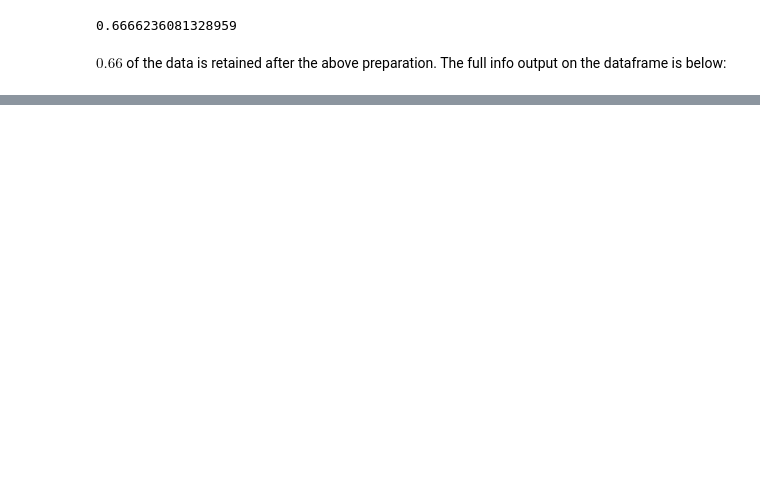
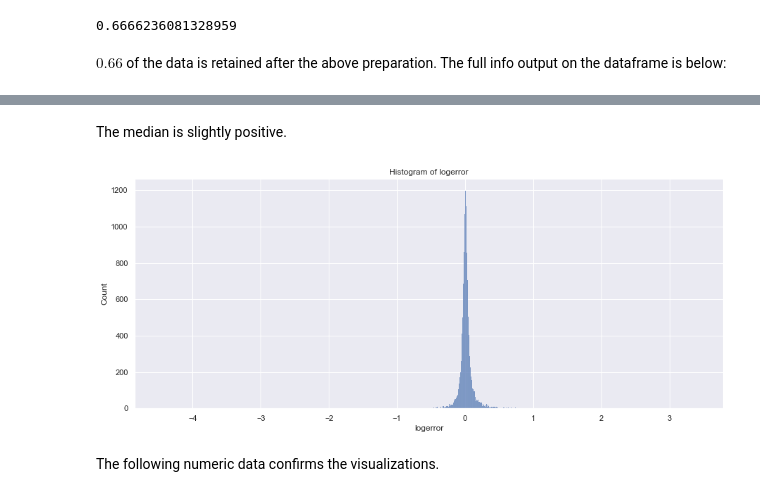
Before and after one commit to stephenfitzsimon/zillow_clustering_project, a Jupyter notebook: final_report.ipynb, the cells around one changed output, grey strips where cells are left out. Drawn from its saved outputs; the diff is of its cells as text; code cells hidden in the pictures; blank space fills up the shorter version.

```diff
--- a/final_report.ipynb
+++ b/final_report.ipynb
@@ -210,0 +281,9 @@ info_df.set_index('subset')
+# %% [markdown]
+The median is slightly positive.
+# %%
+# plot a histogram of the logerror
+explore_zillow.plot_histogram(train, column_name='logerror', title_str='Histogram of logerror')
+# %% [output]
+[figure, added]
+# %% [markdown]
+The following numeric data confirms the visualizations.
```
Also changed, not shown: parts of 102 cells of this notebook, 3 other files.
